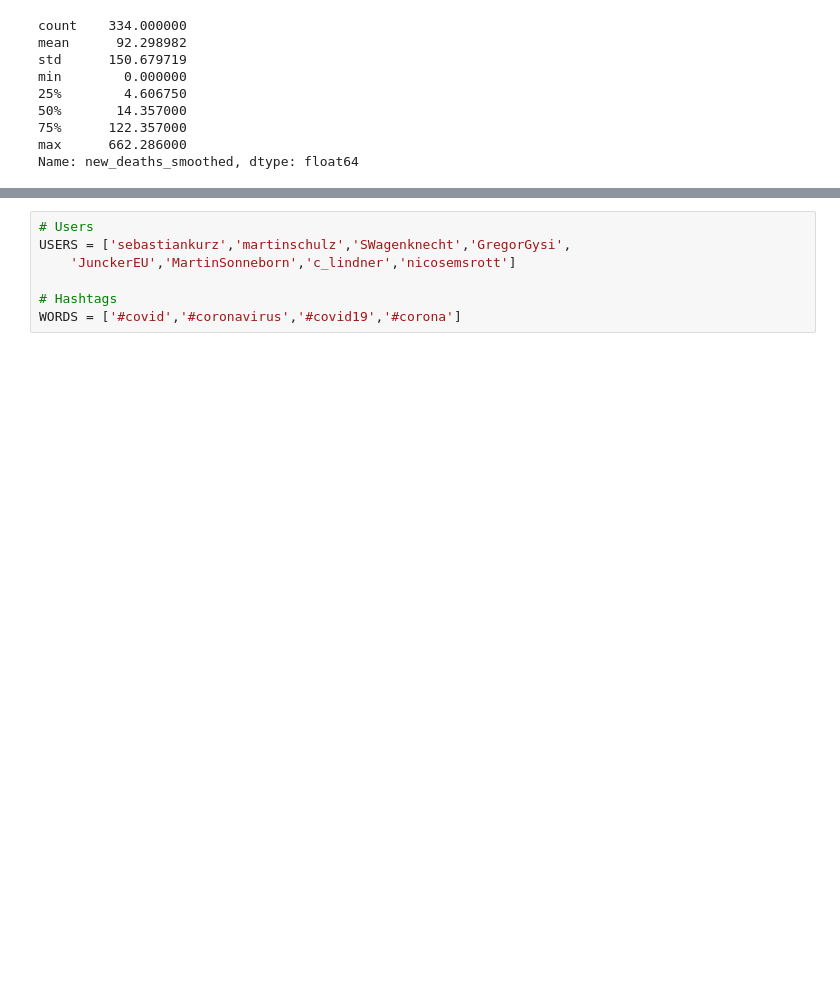
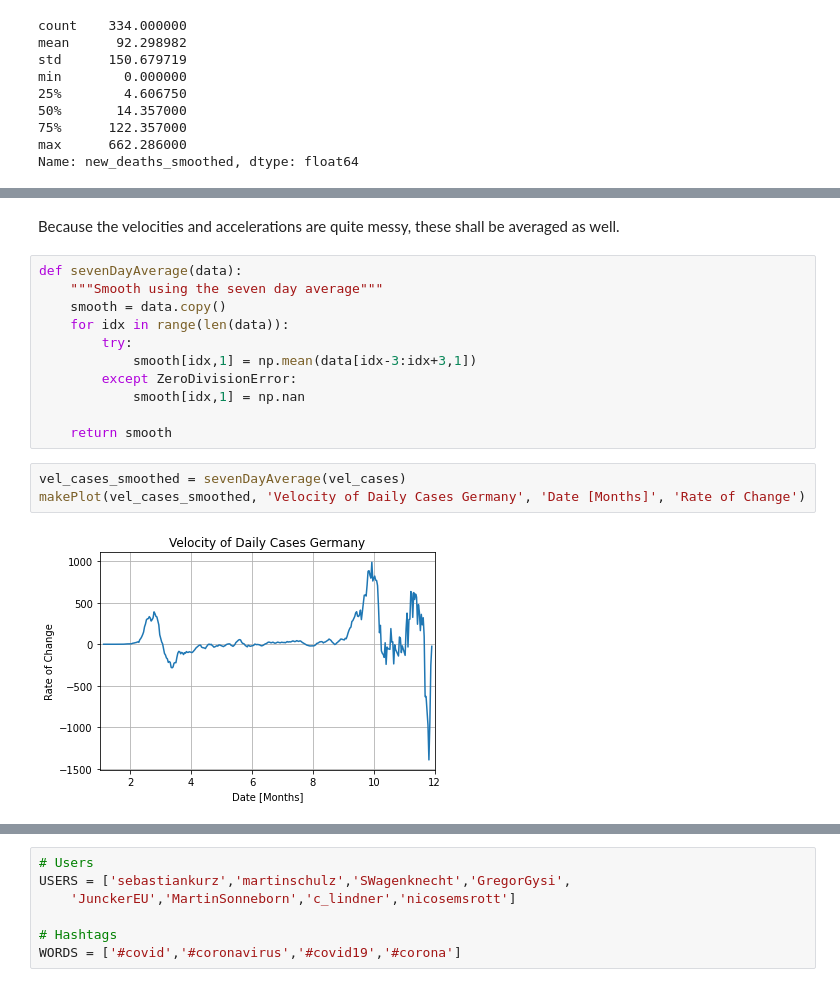
Before and after one commit to huestisk/covid-twitter, a Jupyter notebook: report.ipynb, the cells around one changed output, grey strips where cells are left out. Cells and saved outputs as stored; diff of their text form; blank space fills up the shorter version.

```diff
--- a/report.ipynb
+++ b/report.ipynb
@@ -115,0 +155,18 @@ Name: new_deaths_smoothed, dtype: float64
+# %% [markdown]
+Because the velocities and accelerations are quite messy, these shall be averaged as well.
+# %%
+def sevenDayAverage(data):
+    """Smooth using the seven day average"""
+    smooth = data.copy()
+    for idx in range(len(data)):
+        try:
+            smooth[idx,1] = np.mean(data[idx-3:idx+3,1])
+        except ZeroDivisionError:
+            smooth[idx,1] = np.nan
+
+    return smooth
+# %%
+vel_cases_smoothed = sevenDayAverage(vel_cases)
+makePlot(vel_cases_smoothed, 'Velocity of Daily Cases Germany', 'Date [Months]', 'Rate of Change')
+# %% [output]
+[figure, added]
```
Also changed, not shown: parts of 27 cells of this notebook, 2 other files.
